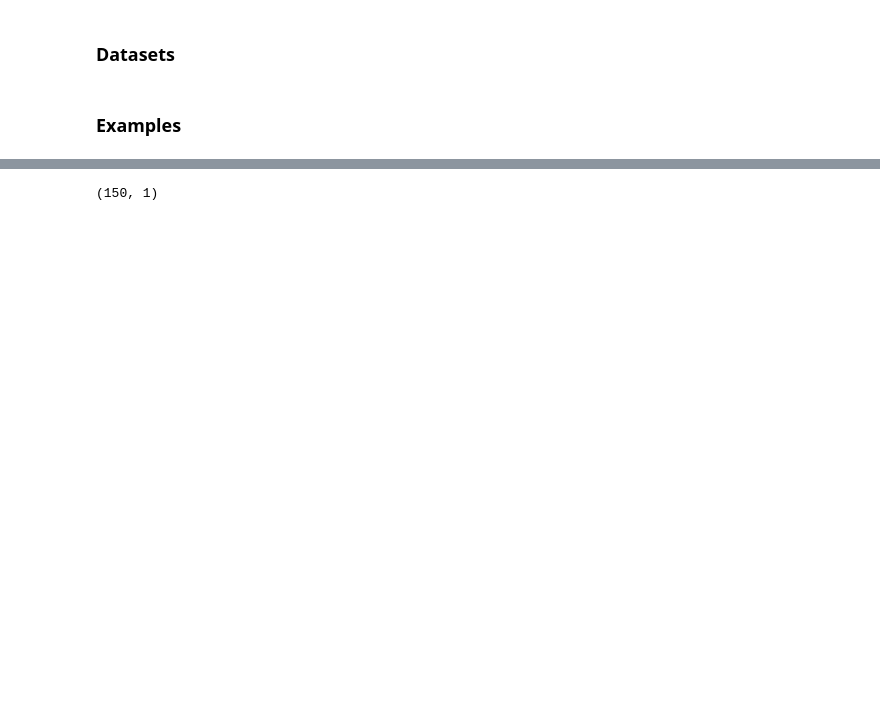
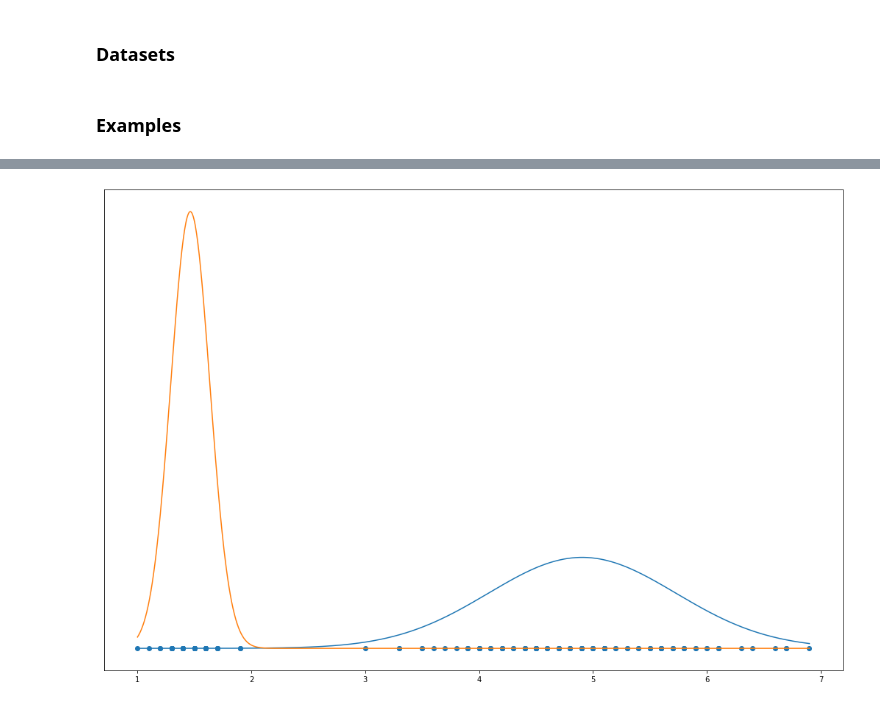
Before and after one commit to larsaars/machine_learning_tests, a Jupyter notebook: assignment_6_1/em.ipynb, the cells around one changed output, grey strips where cells are left out. Drawn from its saved outputs; the diff is of its cells as text; code cells hidden in the pictures; blank space fills up the shorter version.

```diff
--- a/assignment_6_1/em.ipynb
+++ b/assignment_6_1/em.ipynb
@@ -118,9 +189,10 @@ x.shape
 # %%
 # load petal lengths of iris flowers
 x = load_iris()
-x.shape
+priors, mu, sig = em(x, 2, 10)
+plt_with_gaussians(x, mu, sig)
 # %% [output]
-(150, 1)
+[figure, added]
 # %%
 # load blood pressures
 x = load_bdp()
```
Also changed, not shown: parts of 9 cells of this notebook.
